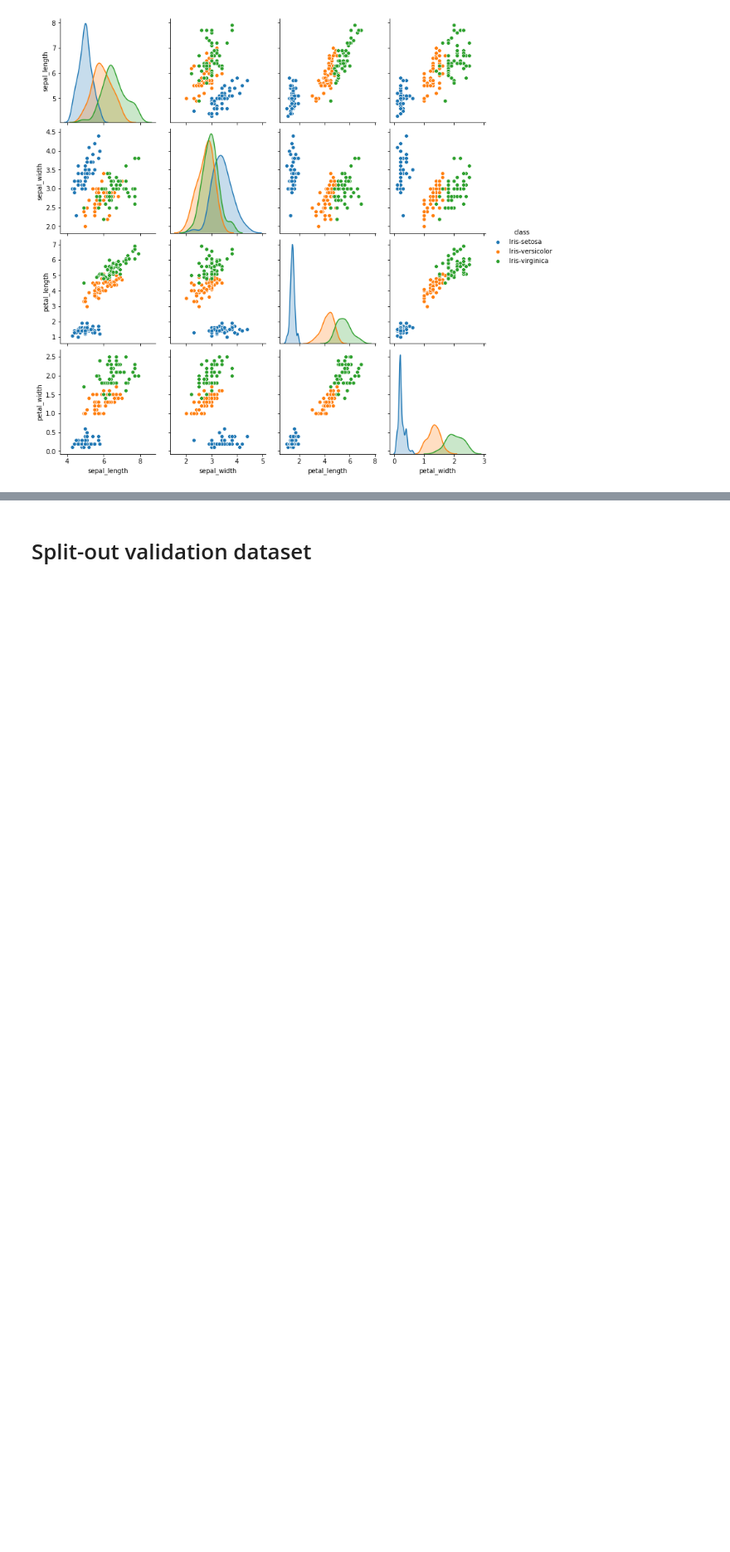
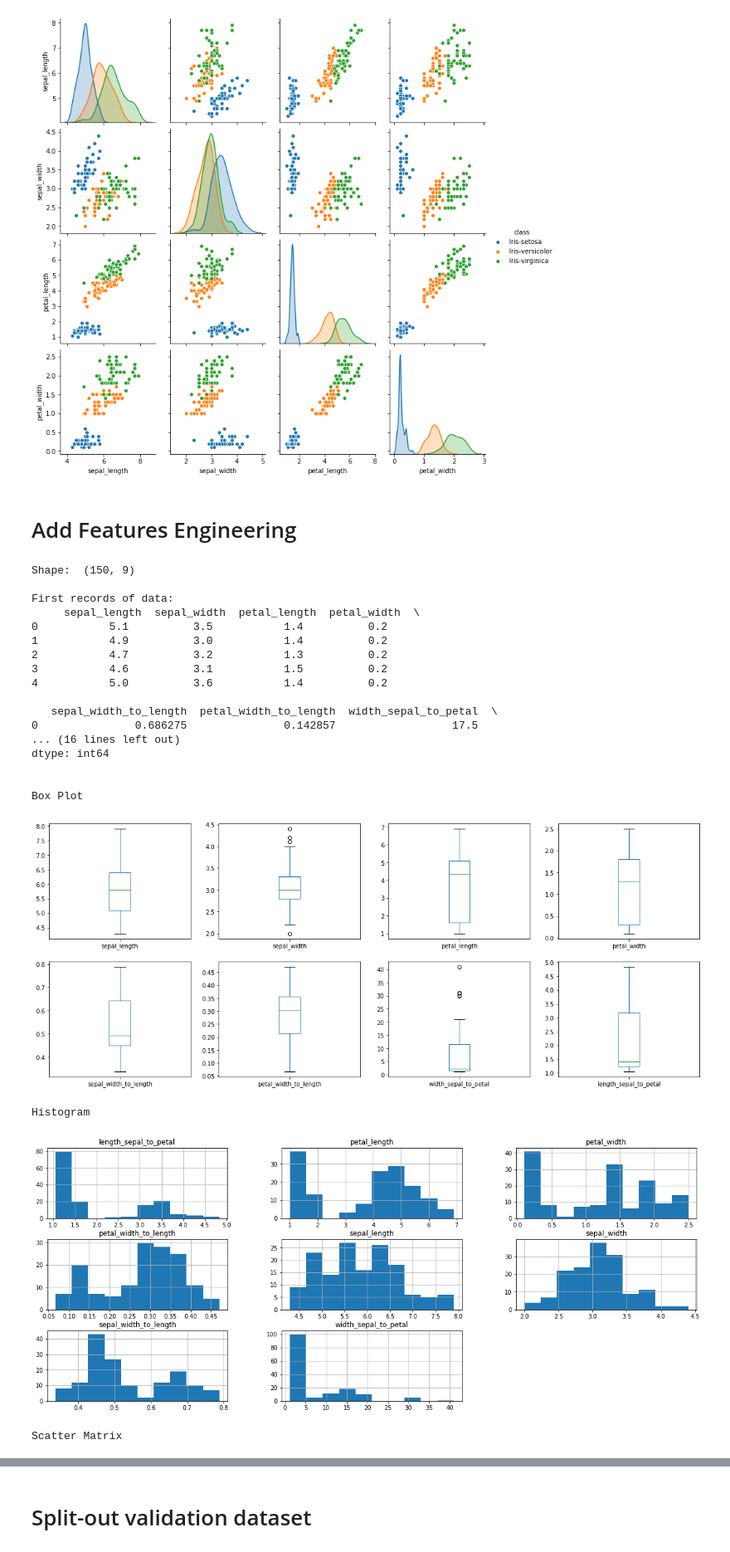
Before and after one commit to Ashur59/DSDJ-Homeworks, a Jupyter notebook: HW2.ipynb, the cells around one changed output, grey strips where cells are left out. Shown at 83% size. Cells and saved outputs as stored; diff of their text form; code cells hidden in the pictures; blank space fills up the shorter version.

```diff
--- a/HW2.ipynb
+++ b/HW2.ipynb
@@ -212,3 +215,5 @@ sns.pairplot(dataset, hue='class')
 # %% [output]
 <seaborn.axisgrid.PairGrid at 0x...>
 [figure]
+# %% [markdown]
+# Add Features Engineering
@@ -214,0 +227,43 @@ sns.pairplot(dataset, hue='class')
+# %%
+# shape
+print("Shape: ",dataset.shape,"\n")
+
+# head
+print("First records of data:\n ",dataset.head(),"\n")
+
+# class distribution
+print(dataset.groupby('class').size())
+print('\n')
+print('Box Plot')
+dataset.plot(kind='box', subplots=True, layout=(2,4), sharex=False, sharey=False, figsize=(20,8))
+plt.show()
+print('\n')
+print('Histogram')
+dataset.hist(figsize=(20,8))
+plt.show()
+print('\n')
+print('Scatter Matrix')
+scatter_matrix(dataset, figsize=(20,20))
+plt.show()
+# %% [output]
+Shape:  (150, 9)
+
+First records of data:
+     sepal_length  sepal_width  petal_length  petal_width  \
+0           5.1          3.5           1.4          0.2
+1           4.9          3.0           1.4          0.2
+2           4.7          3.2           1.3          0.2
+3           4.6          3.1           1.5          0.2
+4           5.0          3.6           1.4          0.2
+
+   sepal_width_to_length  petal_width_to_length  width_sepal_to_petal  \
+0               0.686275               0.142857                  17.5
+... (16 lines left out)
+dtype: int64
+
+
+Box Plot
+[figure, added]
+Histogram
+[figure, added]
+Scatter Matrix
```
Also changed, not shown: parts of 32 cells of this notebook.
